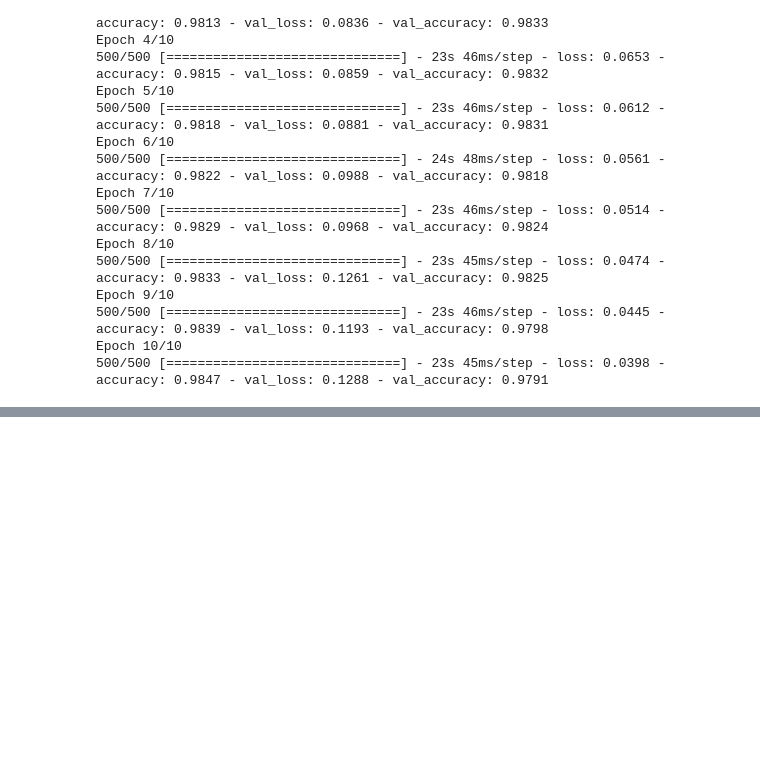
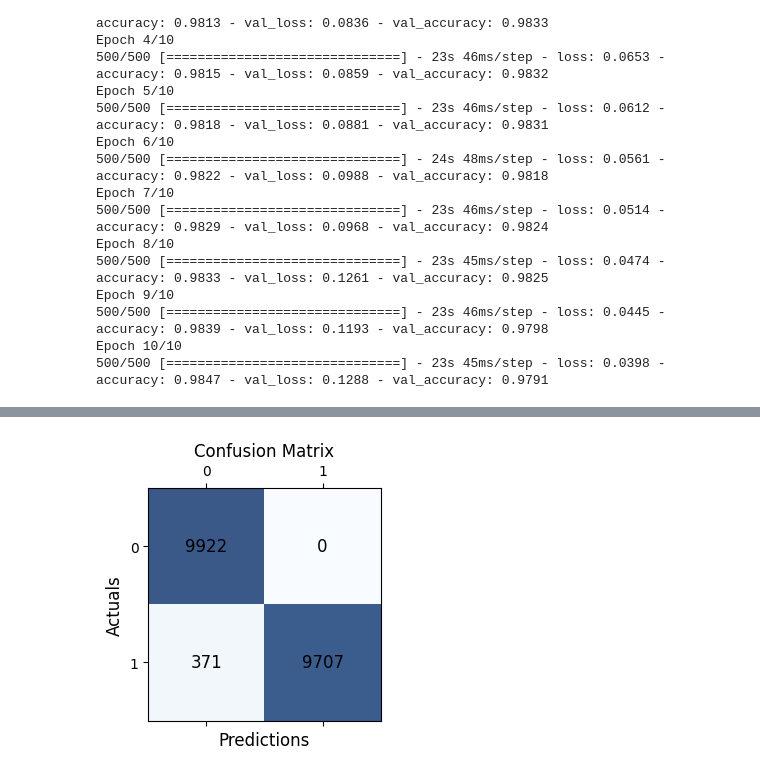
Before and after one commit to armadrigal/movie-review-opinion-analysis-and-language-detection, a Jupyter notebook: Language detector.ipynb, the cells around one changed output, grey strips where cells are left out. Cells and saved outputs as stored; diff of their text form; code cells hidden in the pictures; blank space fills up the shorter version.

```diff
--- a/Language detector.ipynb
+++ b/Language detector.ipynb
@@ -238,3 +238,6 @@ Epoch 9/10
 500/500 [==============================] - 23s 46ms/step - loss: 0.0445 - accuracy: 0.9839 - val_loss: 0.1193 - val_accuracy: 0.9798
 Epoch 10/10
 500/500 [==============================] - 23s 45ms/step - loss: 0.0398 - accuracy: 0.9847 - val_loss: 0.1288 - val_accuracy: 0.9791
+# %%
+model_mlp = load_model("./Models/model_mlp.h5")
+y_pred_mlp = np.round(model_mlp.predict(X_test).T).astype(int)[0]
@@ -240,0 +246,4 @@ Epoch 10/10
+# %%
+plot_confusion_matrix(y_test, y_pred_mlp)
+# %% [output]
+[figure, added]
```
Also changed, not shown: parts of 2 cells of this notebook.
